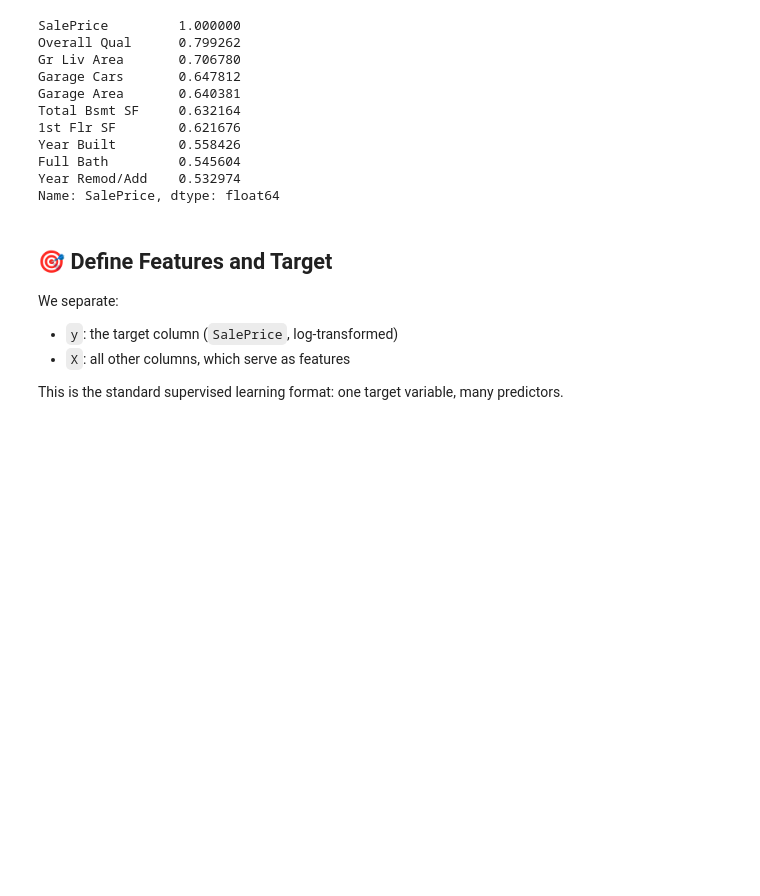
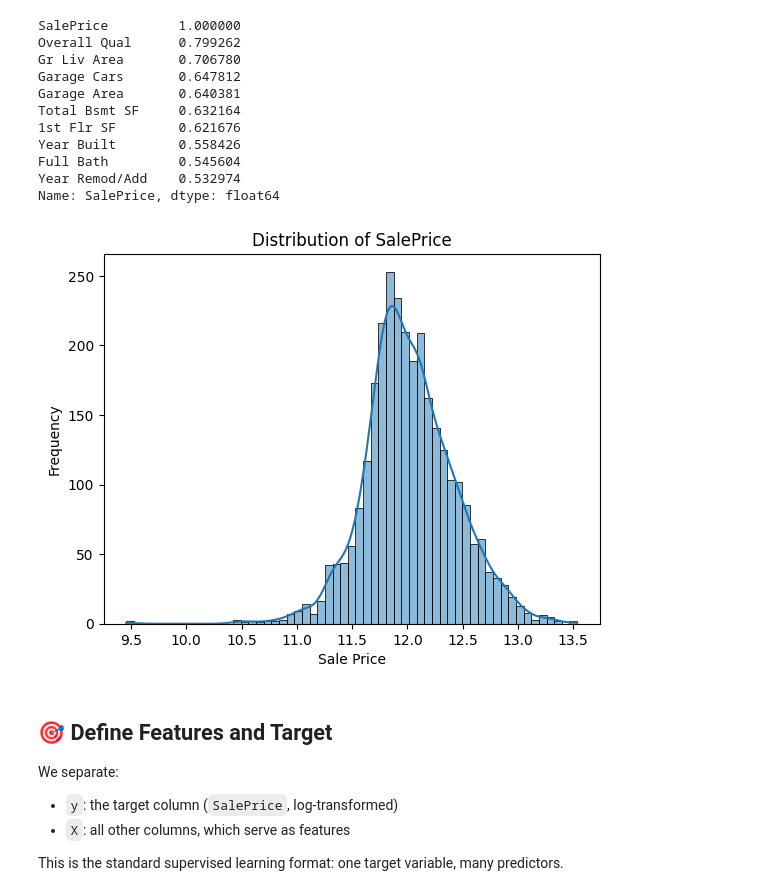
Before and after one commit to QuantumGhost98/Machine-Learning, a Jupyter notebook: Ames Housing Dataset/ames_housing_pipeline.ipynb, the cells around one changed output. Drawn from its saved outputs; the diff is of its cells as text; code cells hidden in the pictures; blank space fills up the shorter version.

```diff
--- a/Ames Housing Dataset/ames_housing_pipeline.ipynb
+++ b/Ames Housing Dataset/ames_housing_pipeline.ipynb
@@ -225,6 +225,14 @@ Name: SalePrice, dtype: float64
 # %%
 # ## 5. Log-transform the target to reduce skewness
 df['SalePrice'] = np.log1p(df['SalePrice'])
+# %%
+sns.histplot(df['SalePrice'], kde=True)
+plt.title('Distribution of SalePrice')
+plt.xlabel('Sale Price')
+plt.ylabel('Frequency')
+plt.show()
+# %% [output]
+[figure, added]
 # %% [markdown]
 ## 🎯 Define Features and Target
 
```
